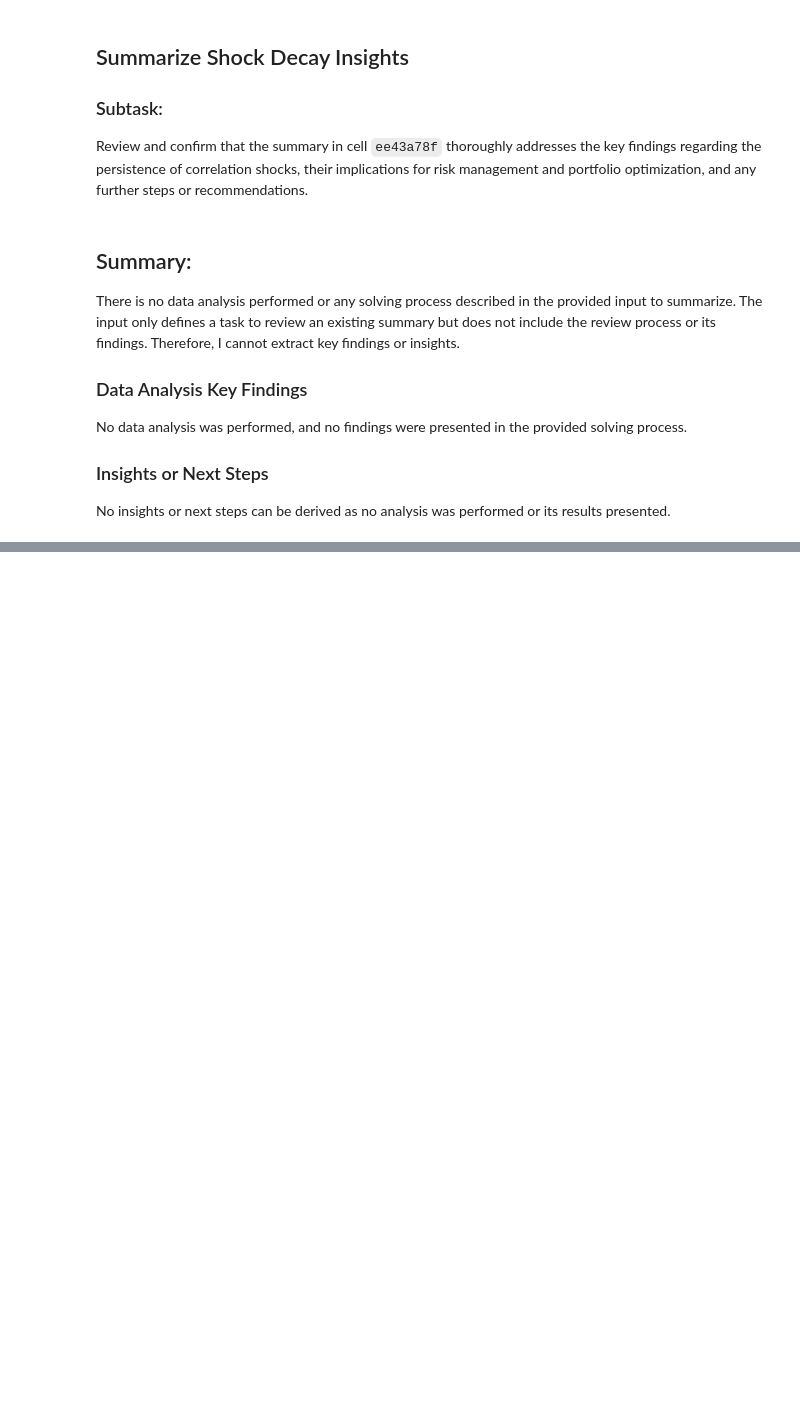
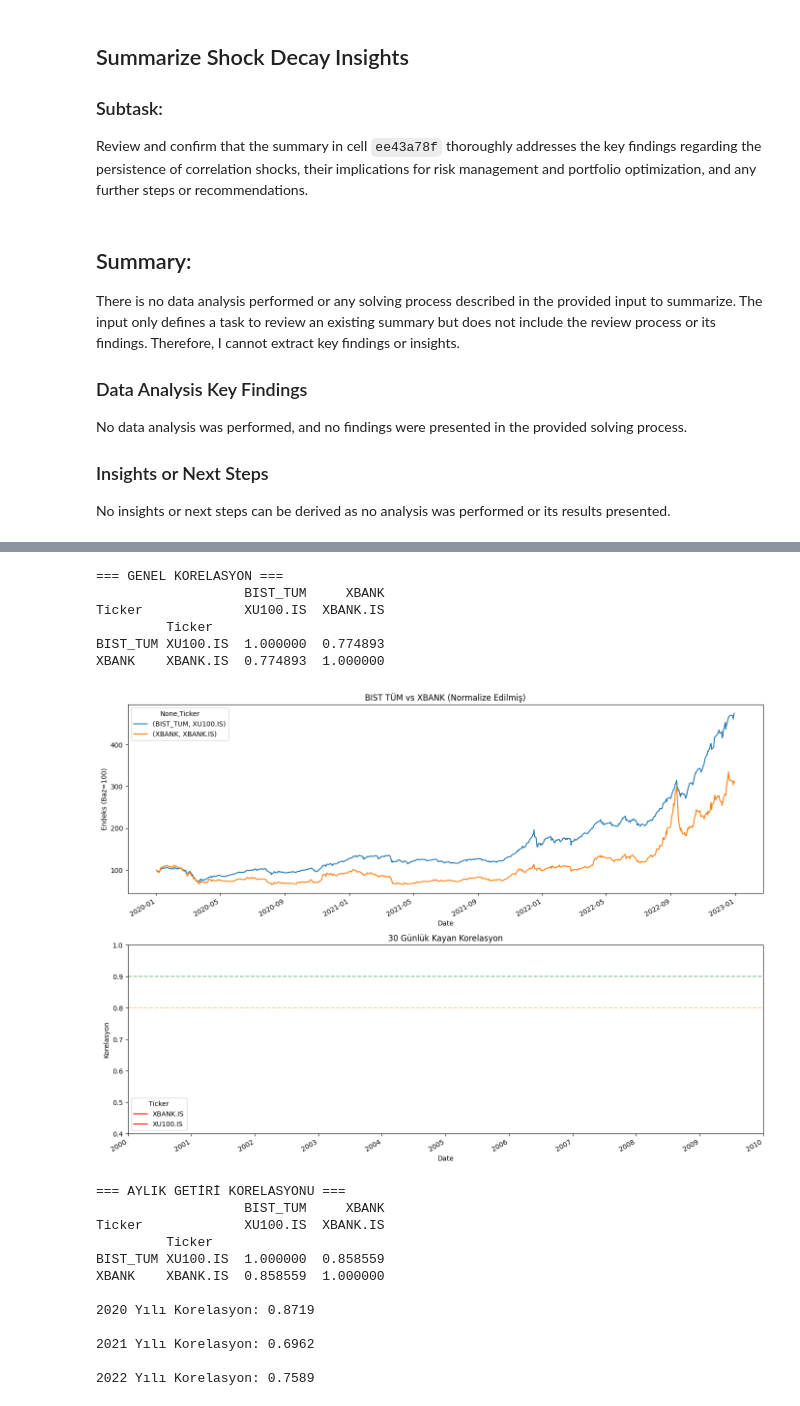
Before and after one commit to hero941/econometrics-lab, a Jupyter notebook: DXY-Gold Garch.ipynb, the cells around one changed output, grey strips where cells are left out. Cells and saved outputs as stored; diff of their text form; code cells hidden in the pictures; blank space fills up the shorter version.

```diff
--- a/DXY-Gold Garch.ipynb
+++ b/DXY-Gold Garch.ipynb
@@ -1240,0 +1495,60 @@ No insights or next steps can be derived as no analysis was performed or its res
+# %%
+import yfinance as yf
+import pandas as pd
+import matplotlib.pyplot as plt
+
+# Veri çekme
+# 'Close' fiyatlarını Series olarak çıkar
+bist = yf.download("XU100.IS", start="2020-01-01", end="2022-12-31")
+xbank = yf.download("XBANK.IS", start="2020-01-01", end="2022-12-31")
+
+# DataFrame'i oluşturmak için pd.concat kullan, indeksleri hizala ve NaN değerleri temizle
+# {'BIST_TUM': bist, 'XBANK': xbank} ile sütun isimleri belirlenir.
+df = pd.concat({'BIST_TUM': bist['Close'], 'XBANK': xbank['Close']}, axis=1).dropna()
+
+# Günlük getiri hesaplama
+returns = df.pct_change().dropna()
+
+# Korelasyon
+print("=== GENEL KORELASYON ===")
+print(returns.corr())
+
+# Kayan (Rolling) 30 günlük korelasyon
+rolling_corr = returns['BIST_TUM'].rolling(window=30).corr(returns['XBANK'])
+
+# Grafik
+fig, axes = plt.subplots(2, 1, figsize=(14, 10))
+
+# Fiyat grafiği (normalize)
+norm = df / df.iloc[0] * 100
+norm.plot(ax=axes[0], title='BIST TÜM vs XBANK (Normalize Edilmiş)')
+axes[0].set_ylabel('Endeks (Baz=100)')
+
+# Korelasyon grafiği - Yeni fonksiyonu kullan
+plot_rolling_correlation(
+    rolling_corr_series=rolling_corr,
+    ax=axes[1],
+    title='30 Günlük Kayan Korelasyon',
+    corr_color='red',
+    hline_90_color='green',
+    hline_80_color='orange',
+    y_label='Korelasyon',
+    y_lim_min=0.4,
+    y_lim_max=1.0
+)
+
+plt.tight_layout()
+plt.show()
+
+# Aylık bazda korelasyon
+monthly_returns = df.resample('M').last().pct_change().dropna()
+print("\n=== AYLIK GETİRİ KORELASYONU ===")
+print(monthly_returns.corr())
+
+# Çeyreklik kırılım
+for year in [2020, 2021, 2022]:
+    yearly = returns[returns.index.year == year]
+    if len(yearly) > 0:
+        corr = yearly.corr().iloc[0, 1]
+        print(f"\n{year} Yılı Korelasyon: {corr:.4f}")
+# %% [output]
@@ -1240,0 +1557,19 @@ No insights or next steps can be derived as no analysis was performed or its res
+=== GENEL KORELASYON ===
+                   BIST_TUM     XBANK
+Ticker             XU100.IS  XBANK.IS
+         Ticker
+BIST_TUM XU100.IS  1.000000  0.774893
+XBANK    XBANK.IS  0.774893  1.000000
+[figure, added]
+=== AYLIK GETİRİ KORELASYONU ===
+                   BIST_TUM     XBANK
+Ticker             XU100.IS  XBANK.IS
+         Ticker
+BIST_TUM XU100.IS  1.000000  0.858559
+XBANK    XBANK.IS  0.858559  1.000000
+
+2020 Yılı Korelasyon: 0.8719
+
+2021 Yılı Korelasyon: 0.6962
+
+2022 Yılı Korelasyon: 0.7589
```
Also changed, not shown: parts of 12 cells of this notebook.
